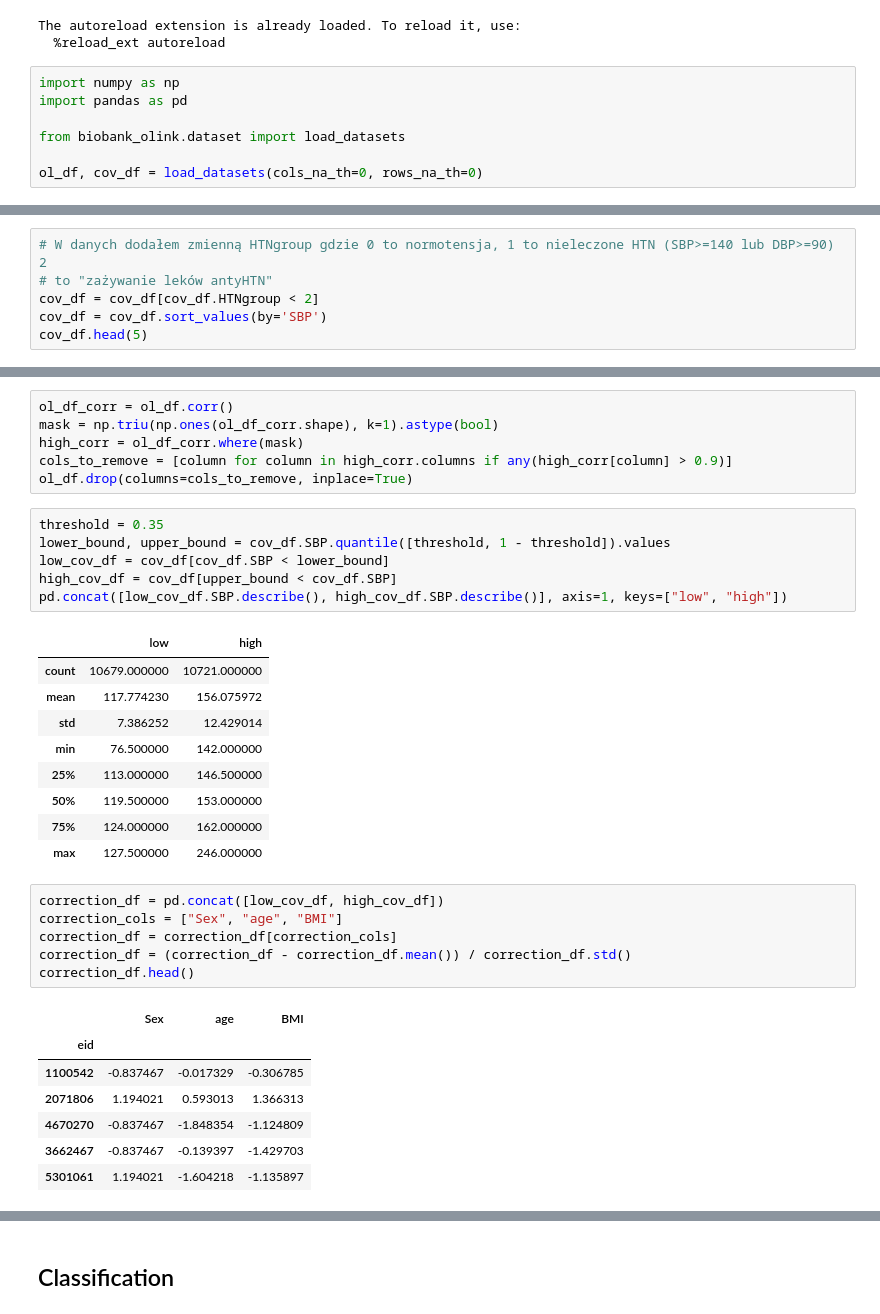
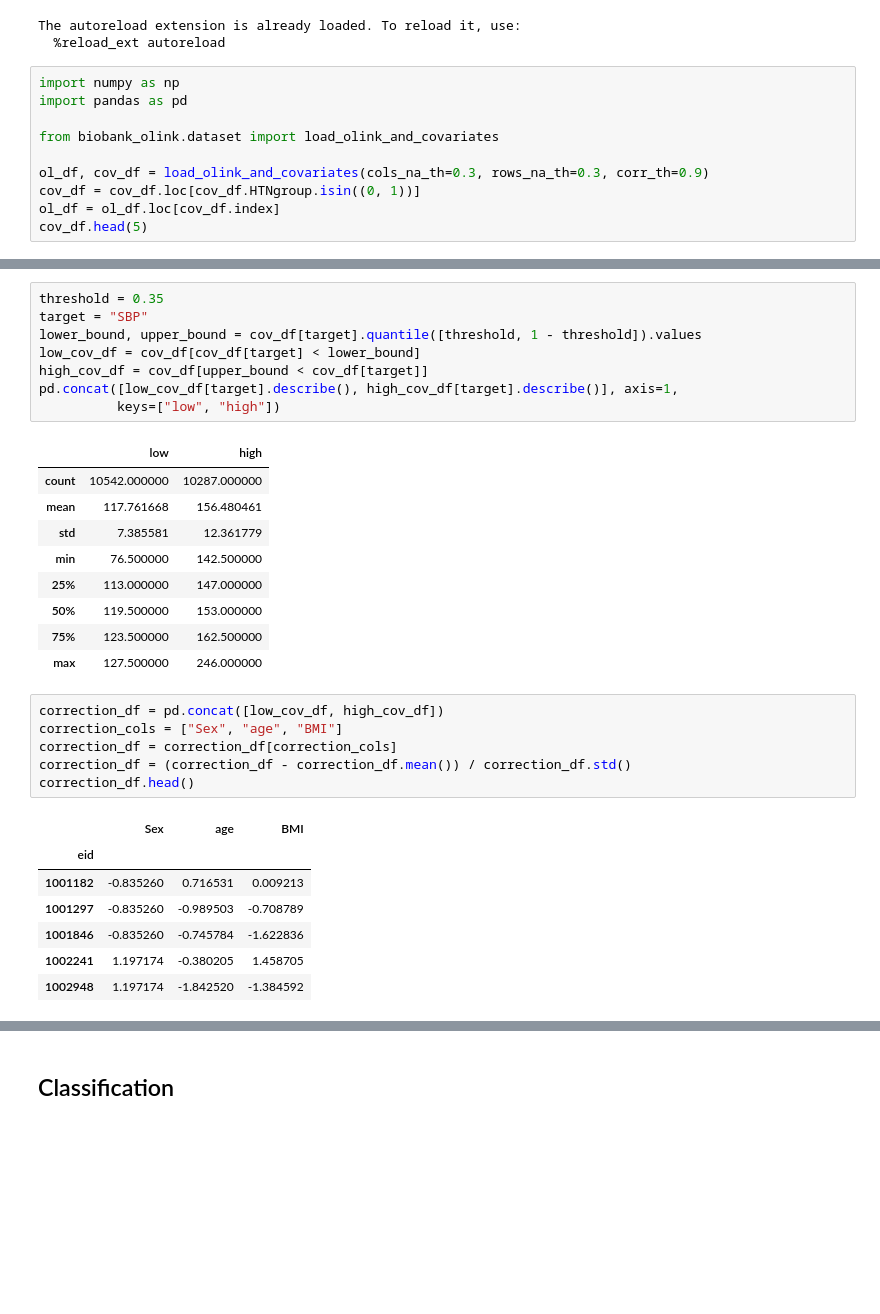
Before and after one commit to ipolharvard/biobank_olink, a Jupyter notebook: notebooks/two_edges_of_sbp.ipynb, the cells around one changed output, grey strips where cells are left out. Drawn from its saved outputs; the diff is of its cells as text; blank space fills up the shorter version.

```diff
--- a/notebooks/two_edges_of_sbp.ipynb
+++ b/notebooks/two_edges_of_sbp.ipynb
@@ -8,6 +8,9 @@ The autoreload extension is already loaded. To reload it, use:
 import numpy as np
 import pandas as pd
 
-from biobank_olink.dataset import load_datasets
+from biobank_olink.dataset import load_olink_and_covariates
 
-ol_df, cov_df = load_datasets(cols_na_th=0, rows_na_th=0)
+ol_df, cov_df = load_olink_and_covariates(cols_na_th=0.3, rows_na_th=0.3, corr_th=0.9)
+cov_df = cov_df.loc[cov_df.HTNgroup.isin((0, 1))]
+ol_df = ol_df.loc[cov_df.index]
+cov_df.head(5)
@@ -14,6 +25,0 @@ ol_df, cov_df = load_datasets(cols_na_th=0, rows_na_th=0)
-# %%
-# W danych dodałem zmienną HTNgroup gdzie 0 to normotensja, 1 to nieleczone HTN (SBP>=140 lub DBP>=90) 2
-# to "zażywanie leków antyHTN"
-cov_df = cov_df[cov_df.HTNgroup < 2]
-cov_df = cov_df.sort_values(by='SBP')
-cov_df.head(5)
@@ -28,24 +26,20 @@ cov_df.head(5)
-# %%
-ol_df_corr = ol_df.corr()
-mask = np.triu(np.ones(ol_df_corr.shape), k=1).astype(bool)
-high_corr = ol_df_corr.where(mask)
-cols_to_remove = [column for column in high_corr.columns if any(high_corr[column] > 0.9)]
-ol_df.drop(columns=cols_to_remove, inplace=True)
 # %%
 threshold = 0.35
-lower_bound, upper_bound = cov_df.SBP.quantile([threshold, 1 - threshold]).values
-low_cov_df = cov_df[cov_df.SBP < lower_bound]
-high_cov_df = cov_df[upper_bound < cov_df.SBP]
-pd.concat([low_cov_df.SBP.describe(), high_cov_df.SBP.describe()], axis=1, keys=["low", "high"])
+target = "SBP"
+lower_bound, upper_bound = cov_df[target].quantile([threshold, 1 - threshold]).values
+low_cov_df = cov_df[cov_df[target] < lower_bound]
+high_cov_df = cov_df[upper_bound < cov_df[target]]
+pd.concat([low_cov_df[target].describe(), high_cov_df[target].describe()], axis=1,
+          keys=["low", "high"])
 # %% [output]
 |  | low | high |
-| count | 10679.000000 | 10721.000000 |
-| mean | 117.774230 | 156.075972 |
-| std | 7.386252 | 12.429014 |
-| min | 76.500000 | 142.000000 |
-| 25% | 113.000000 | 146.500000 |
+| count | 10542.000000 | 10287.000000 |
+| mean | 117.761668 | 156.480461 |
+| std | 7.385581 | 12.361779 |
+| min | 76.500000 | 142.500000 |
+| 25% | 113.000000 | 147.000000 |
 | 50% | 119.500000 | 153.000000 |
-| 75% | 124.000000 | 162.000000 |
+| 75% | 123.500000 | 162.500000 |
 | max | 127.500000 | 246.000000 |
 # %%
 correction_df = pd.concat([low_cov_df, high_cov_df])
@@ -56,11 +50,11 @@ correction_df.head()
 # %% [output]
 |  | Sex | age | BMI |
 | eid |  |  |  |
-| 1100542 | -0.837467 | -0.017329 | -0.306785 |
-| 2071806 | 1.194021 | 0.593013 | 1.366313 |
-| 4670270 | -0.837467 | -1.848354 | -1.124809 |
-| 3662467 | -0.837467 | -0.139397 | -1.429703 |
-| 5301061 | 1.194021 | -1.604218 | -1.135897 |
+| 1001182 | -0.835260 | 0.716531 | 0.009213 |
+| 1001297 | -0.835260 | -0.989503 | -0.708789 |
+| 1001846 | -0.835260 | -0.745784 | -1.622836 |
+| 1002241 | 1.197174 | -0.380205 | 1.458705 |
+| 1002948 | 1.197174 | -1.842520 | -1.384592 |
 # %%
 from scipy.spatial.distance import pdist, squareform
 
```
Also changed, not shown: parts of 13 cells of this notebook, 1 other file.
